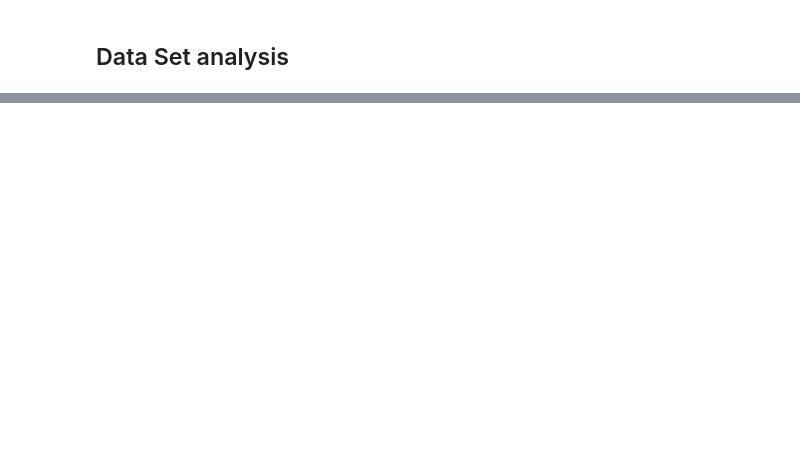
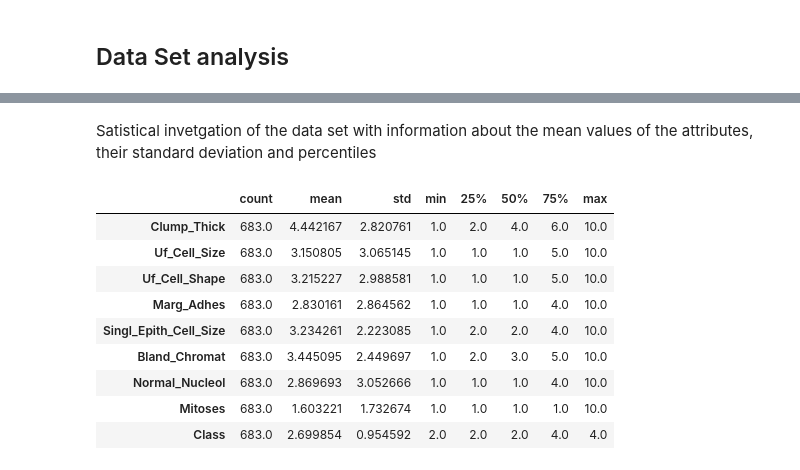
Before and after one commit to G00411367/PfDA_II, a Jupyter notebook: wisconsin_analysis.ipynb, the cells around one changed output, grey strips where cells are left out. Drawn from its saved outputs; the diff is of its cells as text; code cells hidden in the pictures; blank space fills up the shorter version.

```diff
--- a/wisconsin_analysis.ipynb
+++ b/wisconsin_analysis.ipynb
@@ -197,0 +285,16 @@ df.head(10)
+# %% [markdown]
+Satistical invetgation of the data set with information about the mean values of the attributes, their standard deviation and percentiles
+# %%
+# generate descriptive statistics
+newdf.describe().T
+# %% [output]
+|  | count | mean | std | min | 25% | 50% | 75% | max |
+| Clump_Thick | 683.0 | 4.442167 | 2.820761 | 1.0 | 2.0 | 4.0 | 6.0 | 10.0 |
+| Uf_Cell_Size | 683.0 | 3.150805 | 3.065145 | 1.0 | 1.0 | 1.0 | 5.0 | 10.0 |
+| Uf_Cell_Shape | 683.0 | 3.215227 | 2.988581 | 1.0 | 1.0 | 1.0 | 5.0 | 10.0 |
+| Marg_Adhes | 683.0 | 2.830161 | 2.864562 | 1.0 | 1.0 | 1.0 | 4.0 | 10.0 |
+| Singl_Epith_Cell_Size | 683.0 | 3.234261 | 2.223085 | 1.0 | 2.0 | 2.0 | 4.0 | 10.0 |
+| Bland_Chromat | 683.0 | 3.445095 | 2.449697 | 1.0 | 2.0 | 3.0 | 5.0 | 10.0 |
+| Normal_Nucleol | 683.0 | 2.869693 | 3.052666 | 1.0 | 1.0 | 1.0 | 4.0 | 10.0 |
+| Mitoses | 683.0 | 1.603221 | 1.732674 | 1.0 | 1.0 | 1.0 | 1.0 | 10.0 |
+| Class | 683.0 | 2.699854 | 0.954592 | 2.0 | 2.0 | 2.0 | 4.0 | 4.0 |
```
Also changed, not shown: parts of 19 cells of this notebook.
